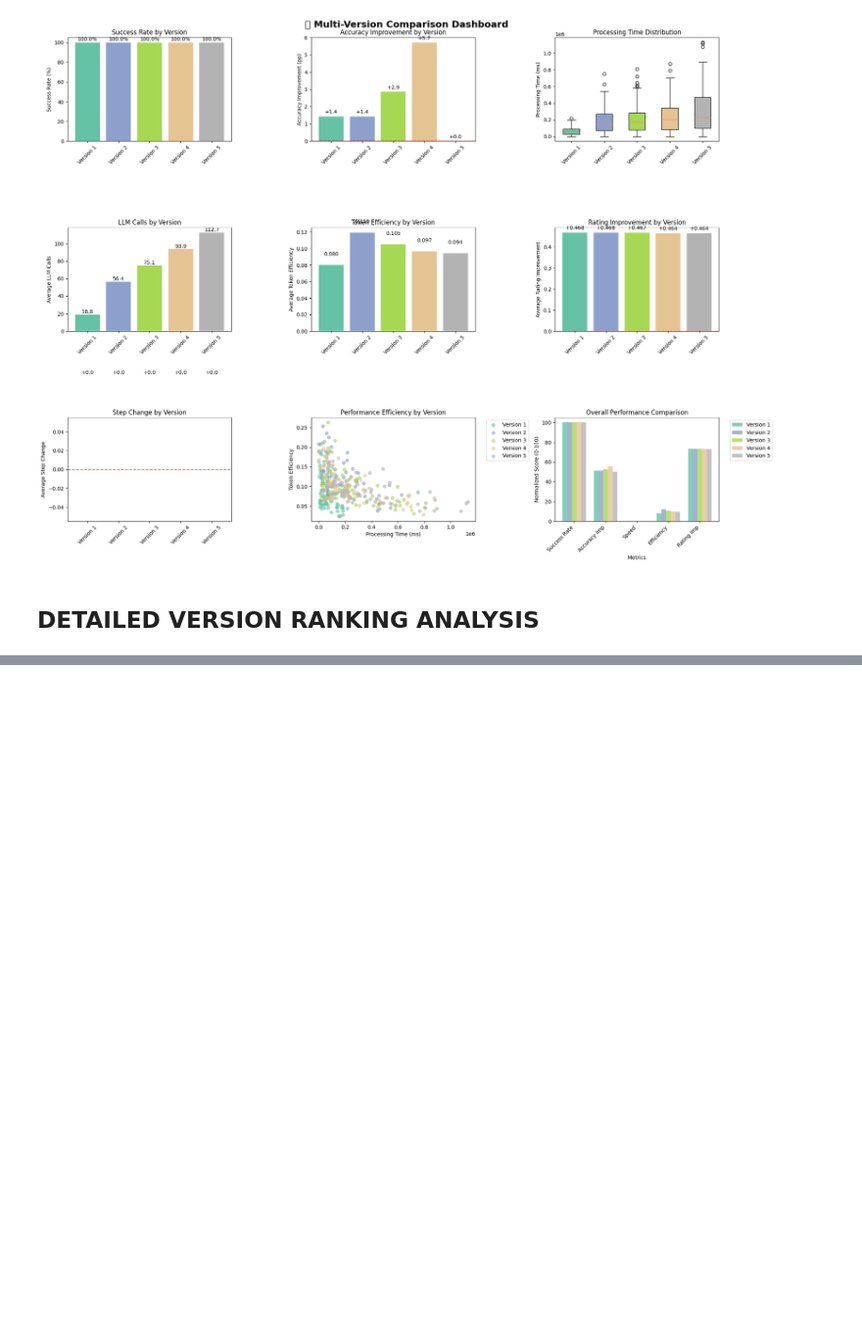
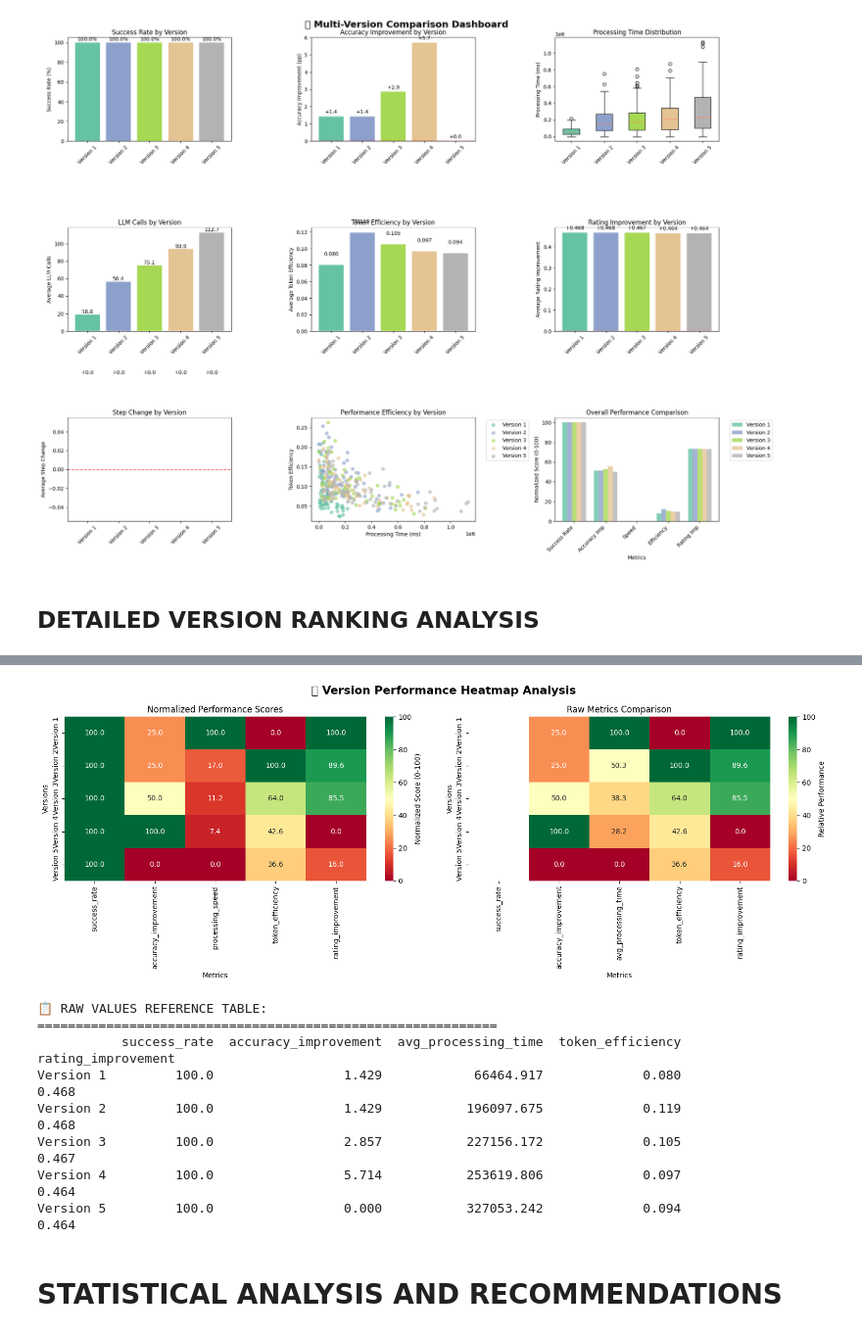
Before and after one commit to eugeniusms/textgrad-TextualVerifier, a Jupyter notebook: evaluation/textualverifier_only/05-Analysis.ipynb, the cells around one changed output, grey strips where cells are left out. Shown at 98% size. Cells and saved outputs as stored; diff of their text form; code cells hidden in the pictures; blank space fills up the shorter version.

Commit message:
feat: analysis 3 4 done

```diff
--- a/evaluation/textualverifier_only/05-Analysis.ipynb
+++ b/evaluation/textualverifier_only/05-Analysis.ipynb
@@ -432,0 +573,75 @@ visualize_version_comparison(combined_df)
+# %%
+# Version Performance Heatmap
+def create_performance_heatmap(ranking_results):
+    """
+    Create a performance heatmap for all versions across all metrics
+    """
+    fig, axes = plt.subplots(1, 2, figsize=(16, 6))
+    fig.suptitle('🔥 Version Performance Heatmap Analysis', fontsize=16, fontweight='bold')
+
+    # Prepare data for heatmap
+    versions = list(ranking_results['normalized_data'].keys())
+    metrics = list(ranking_results['normalized_data'][versions[0]].keys())
+
+    # Create matrix for normalized scores
+    heatmap_data = []
+    for version in versions:
+        row = [ranking_results['normalized_data'][version][metric] for metric in metrics]
+        heatmap_data.append(row)
+
+    heatmap_df = pd.DataFrame(heatmap_data, index=versions, columns=metrics)
+
+    # Normalized performance heatmap
+    sns.heatmap(heatmap_df, annot=True, fmt='.1f', cmap='RdYlGn',
+                ax=axes[0], cbar_kws={'label': 'Normalized Score (0-100)'})
+    axes[0].set_title('Normalized Performance Scores')
+    axes[0].set_xlabel('Metrics')
+    axes[0].set_ylabel('Versions')
+
+    # Raw values heatmap
+    raw_metrics = ['success_rate', 'accuracy_improvement', 'avg_processing_time',
+                   'token_efficiency', 'rating_improvement']
+    raw_data = []
+    for version in versions:
+        row = [ranking_results['raw_data'][version][metric] for metric in raw_metrics]
+        raw_data.append(row)
+
+    raw_df = pd.DataFrame(raw_data, index=versions, columns=raw_metrics)
+
+    # Normalize raw data for heatmap visualization
+    raw_df_normalized = raw_df.copy()
+    for col in raw_df_normalized.columns:
+        if col == 'avg_processing_time':  # Lower is better for processing time
+            raw_df_normalized[col] = 100 - ((raw_df_normalized[col] - raw_df_normalized[col].min()) /
+                                           (raw_df_normalized[col].max() - raw_df_normalized[col].min()) * 100)
+        else:  # Higher is better for other metrics
+            raw_df_normalized[col] = ((raw_df_normalized[col] - raw_df_normalized[col].min()) /
+                                     (raw_df_normalized[col].max() - raw_df_normalized[col].min()) * 100)
+
+    sns.heatmap(raw_df_normalized, annot=True, fmt='.1f', cmap='RdYlGn',
+                ax=axes[1], cbar_kws={'label': 'Relative Performance'})
+    axes[1].set_title('Raw Metrics Comparison')
+    axes[1].set_xlabel('Metrics')
+    axes[1].set_ylabel('Versions')
+
+    plt.tight_layout()
+    plt.show()
+
+    # Print raw values table for reference
+    print("\n📋 RAW VALUES REFERENCE TABLE:")
+    print("=" * 60)
+    print(raw_df.round(3).to_string())
+
+create_performance_heatmap(ranking_results)
+# %% [output]
+[figure, added]
+📋 RAW VALUES REFERENCE TABLE:
+============================================================
+           success_rate  accuracy_improvement  avg_processing_time  token_efficiency  rating_improvement
+Version 1         100.0                 1.429            66464.917             0.080               0.468
+Version 2         100.0                 1.429           196097.675             0.119               0.468
+Version 3         100.0                 2.857           227156.172             0.105               0.467
+Version 4         100.0                 5.714           253619.806             0.097               0.464
+Version 5         100.0                 0.000           327053.242             0.094               0.464
+# %% [markdown]
+# STATISTICAL ANALYSIS AND RECOMMENDATIONS
```
Also changed, not shown: parts of 1 cell of this notebook, 2 other files.
